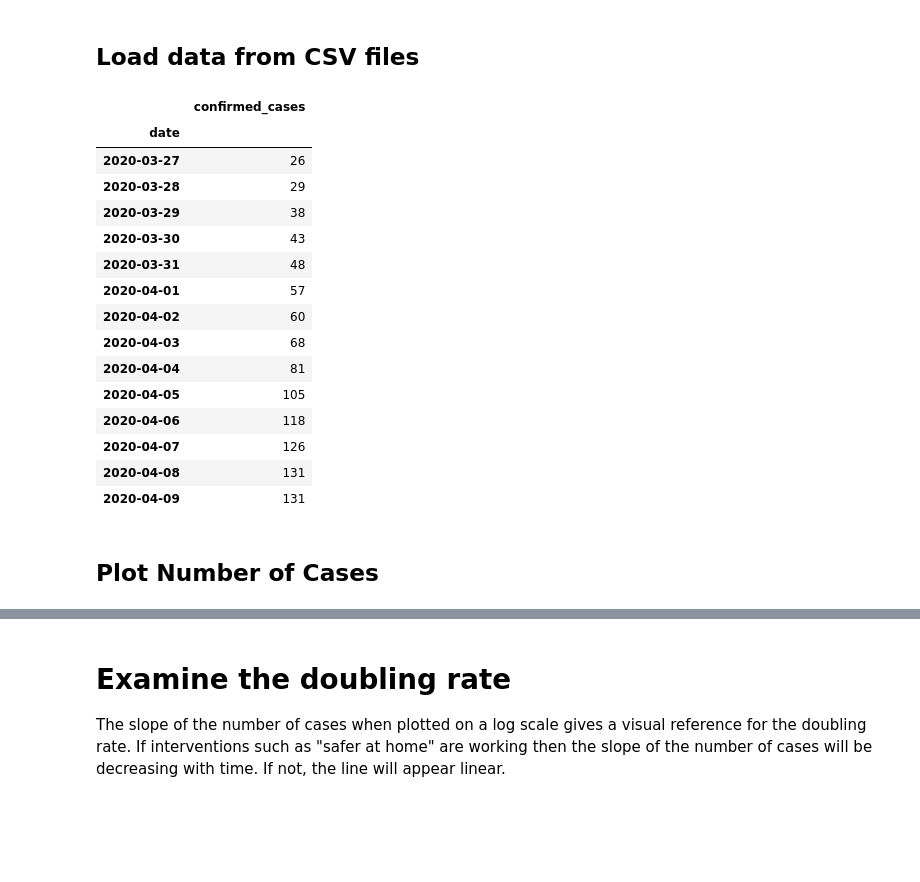
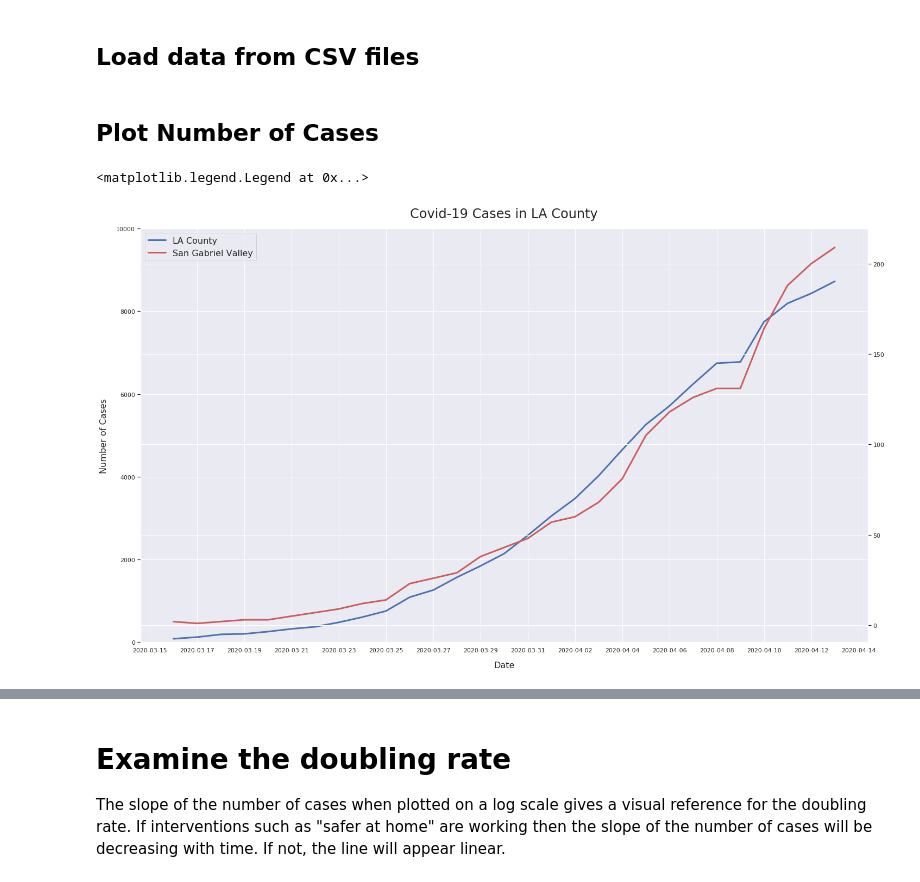
Before and after one commit to jalderman9/covid-19-analysis, a Jupyter notebook: latimes_data.ipynb, the cells around one changed output, grey strips where cells are left out. Drawn from its saved outputs; the diff is of its cells as text; code cells hidden in the pictures; blank space fills up the shorter version.

```diff
--- a/latimes_data.ipynb
+++ b/latimes_data.ipynb
@@ -25,34 +25,38 @@ date_format = mdates.DateFormatter('%Y-%m-%d')
 data = pd.read_csv('latimes-place-totals.csv', index_col='date', parse_dates=True)
 lacounty = data[data['county']=='Los Angeles']
 
-sgv_cities = ['Arcadia','Monrovia','Duarte','Azusa','Glendora','East Pasadena','Bradbury','Sierra Madre','Industry','Rosemead','Covina','Charter Oak','North El Monte','La Verne','West Covina','San Marino']
+sgv_cities = ['Arcadia','Monrovia','Duarte','Azusa','Glendora','East Pasadena','Bradbury','Sierra Madre',
+              'Industry','Rosemead','Covina','Charter Oak','North El Monte','La Verne','West Covina',
+              'San Marino']
 sgv = pd.DataFrame()
 for city in sgv_cities:
-    sgv = sgv.append(lacounty[lacounty['place']=='City of '+city])
+    sgv = sgv.append(lacounty[lacounty['place']==city])
 sgv['place'] = 'San Gabriel Valley'
 
 sgv = sgv.groupby(sgv.index).sum()
 sgv = sgv[['confirmed_cases']] # Drop unused columns
-sgv
-# %% [output]
-|  | confirmed_cases |
-| date |  |
-| 2020-03-27 | 26 |
-| 2020-03-28 | 29 |
-| 2020-03-29 | 38 |
-| 2020-03-30 | 43 |
-| 2020-03-31 | 48 |
-| 2020-04-01 | 57 |
-| 2020-04-02 | 60 |
-| 2020-04-03 | 68 |
-| 2020-04-04 | 81 |
-| 2020-04-05 | 105 |
-| 2020-04-06 | 118 |
-| 2020-04-07 | 126 |
-| 2020-04-08 | 131 |
-| 2020-04-09 | 131 |
 # %% [markdown]
 ## Plot Number of Cases
+# %%
+lacounty_sum = lacounty['confirmed_cases'].groupby('date').sum().to_frame()
+
+fig, ax = plt.subplots(figsize=(24, 14))
+line_la, = ax.plot(lacounty_sum.index, lacounty_sum['confirmed_cases'], linewidth=3, label='LA County')
+ax2 = ax.twinx()
+line_sgv, = ax2.plot(sgv.index, sgv['confirmed_cases'], linewidth=3, label='San Gabriel Valley', color='indianred')
+plt.title('Covid-19 Cases in LA County', fontsize=24, pad=20)
+ax.set_ylabel('Number of Cases', fontsize=16, labelpad=15)
+ax.set_xlabel('Date', fontsize=16, labelpad=15)
+ax.set_ylim(0,10000)
+ax.set_xticks(lacounty_sum.index)
+ax.xaxis.set_major_locator(mdates.DayLocator(interval=2))
+ax.xaxis.set_major_formatter(date_format)
+
+handles = [line_la, line_sgv]
+plt.legend(handles=handles, fontsize=16)
+# %% [output]
+<matplotlib.legend.Legend at 0x...>
+[figure, added]
 # %%
 
 fig, ax = plt.subplots(figsize=(24, 14))
```
Also changed, not shown: parts of 2 cells of this notebook, 4 other files.
